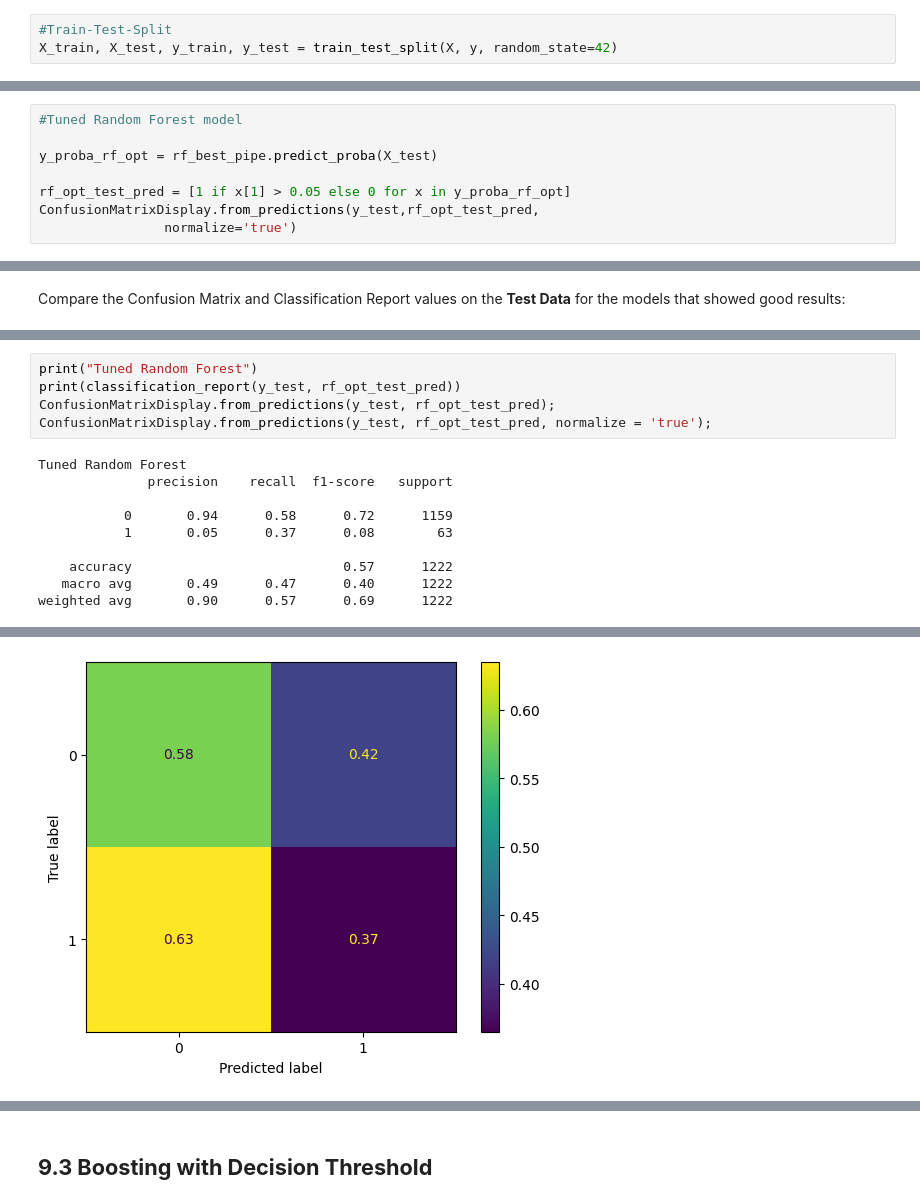
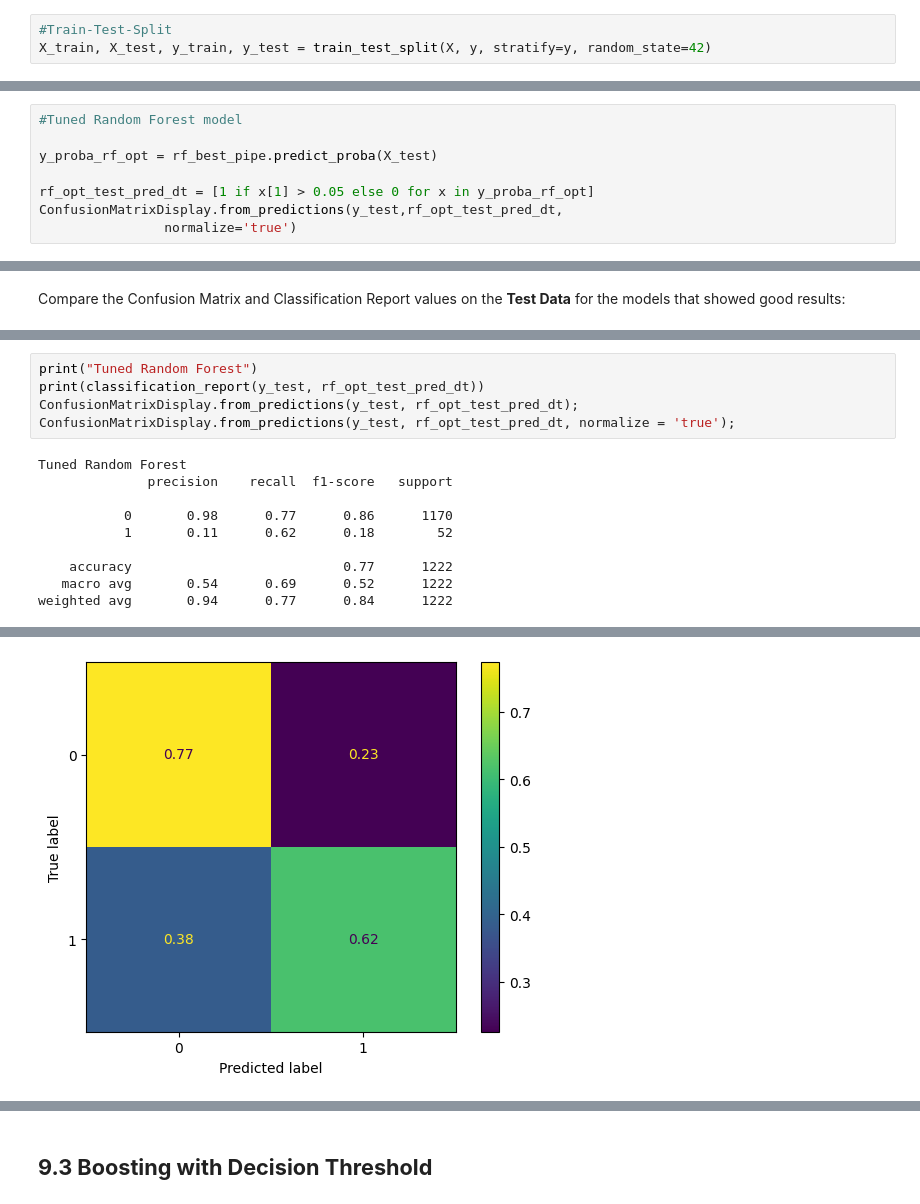
Before and after one commit to ericakitano/Project-2-Stroke-Prediction-, a Jupyter notebook: Stroke_Prediction.ipynb, the cells around one changed output, grey strips where cells are left out. Drawn from its saved outputs; the diff is of its cells as text.

```diff
--- a/Stroke_Prediction.ipynb
+++ b/Stroke_Prediction.ipynb
@@ -804,7 +814,7 @@ X = df_ml.drop(columns = 'stroke')
 ## **6.4 Train-Test-Split**
 # %%
 #Train-Test-Split
-X_train, X_test, y_train, y_test = train_test_split(X, y, random_state=42)
+X_train, X_test, y_train, y_test = train_test_split(X, y, stratify=y, random_state=42)
 # %% [markdown]
 ## **6.5 Column Selector**
 # %%
@@ -2127,8 +2133,8 @@ ConfusionMatrixDisplay.from_predictions(y_test,knn_opt_test_pred,
 
 y_proba_rf_opt = rf_best_pipe.predict_proba(X_test)
 
-rf_opt_test_pred = [1 if x[1] > 0.05 else 0 for x in y_proba_rf_opt]
-ConfusionMatrixDisplay.from_predictions(y_test,rf_opt_test_pred,
+rf_opt_test_pred_dt = [1 if x[1] > 0.05 else 0 for x in y_proba_rf_opt]
+ConfusionMatrixDisplay.from_predictions(y_test,rf_opt_test_pred_dt,
                 normalize='true')
 # %% [output]
 <sklearn.metrics._plot.confusion_matrix.ConfusionMatrixDisplay at 0x...>
@@ -2259,15 +2267,15 @@ weighted avg       0.94      0.79      0.84      1222
 # %%
 print("Tuned Random Forest")
-print(classification_report(y_test, rf_opt_test_pred))
-ConfusionMatrixDisplay.from_predictions(y_test, rf_opt_test_pred);
-ConfusionMatrixDisplay.from_predictions(y_test, rf_opt_test_pred, normalize = 'true');
+print(classification_report(y_test, rf_opt_test_pred_dt))
+ConfusionMatrixDisplay.from_predictions(y_test, rf_opt_test_pred_dt);
+ConfusionMatrixDisplay.from_predictions(y_test, rf_opt_test_pred_dt, normalize = 'true');
 # %% [output]
 Tuned Random Forest
               precision    recall  f1-score   support
 
-           0       0.94      0.58      0.72      1159
-           1       0.05      0.37      0.08        63
+           0       0.98      0.77      0.86      1170
+           1       0.11      0.62      0.18        52
 
-    accuracy                           0.57      1222
-   macro avg       0.49      0.47      0.40      1222
-weighted avg       0.90      0.57      0.69      1222
+    accuracy                           0.77      1222
+   macro avg       0.54      0.69      0.52      1222
+weighted avg       0.94      0.77      0.84      1222
@@ -2275,3 +2283,3 @@ weighted avg       0.90      0.57      0.69      1222
-[figure, old version]
+[figure, new version]
 # %%
 print("Logistic Regression with PCA")
```
Also changed, not shown: parts of 143 cells of this notebook.
